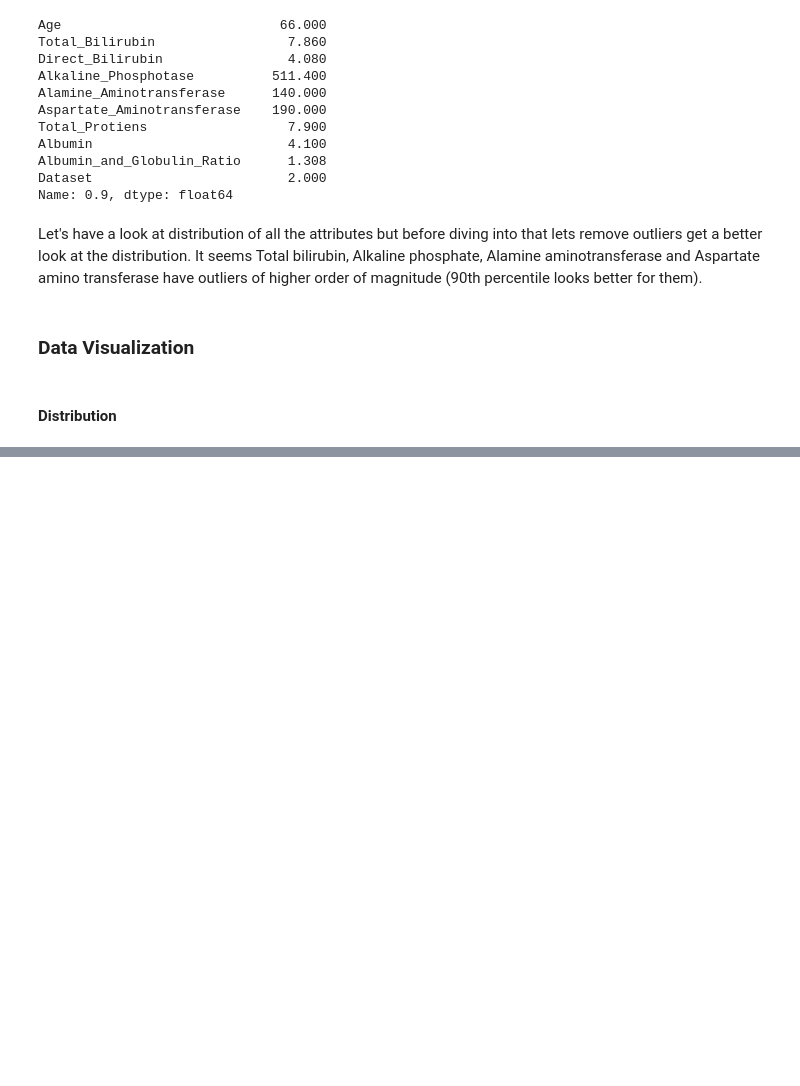
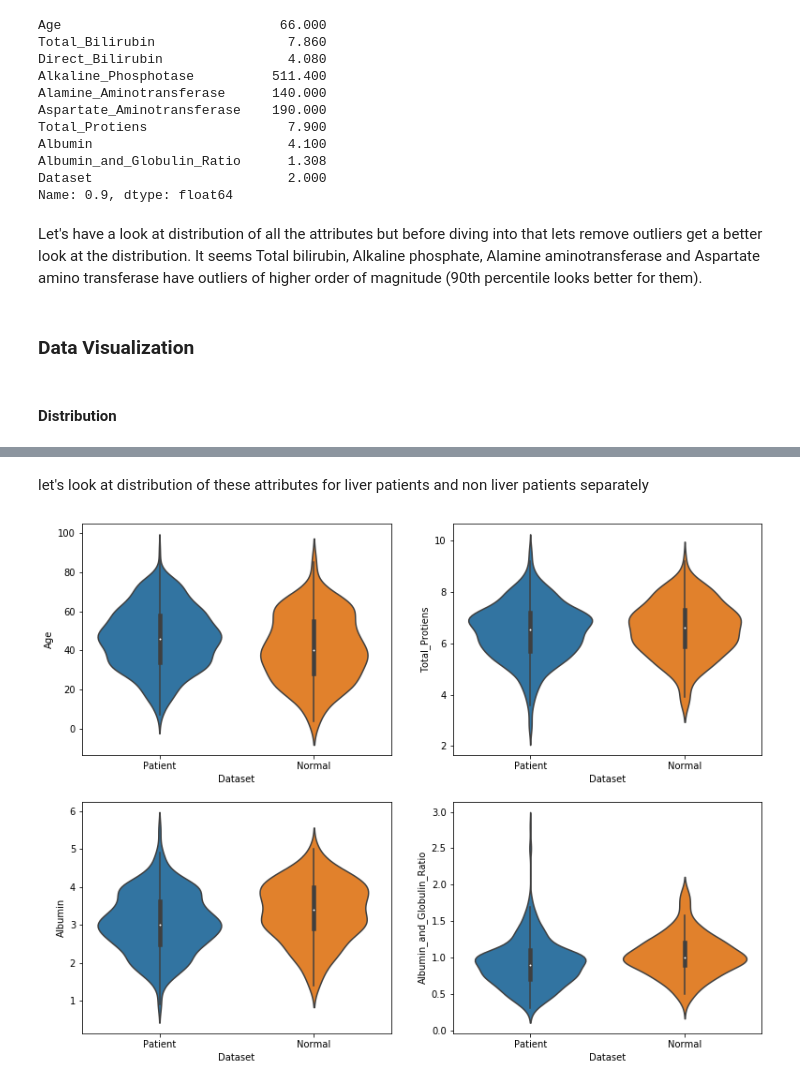
Before and after one commit to IndML101/Liver-Patients, a Jupyter notebook: Liver-Patients.ipynb, the cells around one changed output, grey strips where cells are left out. Cells and saved outputs as stored; diff of their text form; code cells hidden in the pictures; blank space fills up the shorter version.

```diff
--- a/Liver-Patients.ipynb
+++ b/Liver-Patients.ipynb
@@ -139,0 +183,14 @@ Let's have a look at distribution of all the attributes but before diving into t
+# %% [markdown]
+let's look at distribution of these attributes for liver patients and non liver patients separately
+# %%
+# Distribution of attributes with no outliers
+
+cols = [numcols[i] for i in [0,6,7,8]]
+fig, axs = plt.subplots(2,2, figsize = [13,10])
+axs = axs.flatten()
+for idx, ax in enumerate(axs):
+    g = sns.violinplot(data=data_df, y = cols[idx], x = 'Dataset', ax = ax)
+    g.set_xticklabels(['Patient', 'Normal'])
+plt.show()
+# %% [output]
+[figure, added]
```
Also changed, not shown: parts of 4 cells of this notebook, 1 other file.
